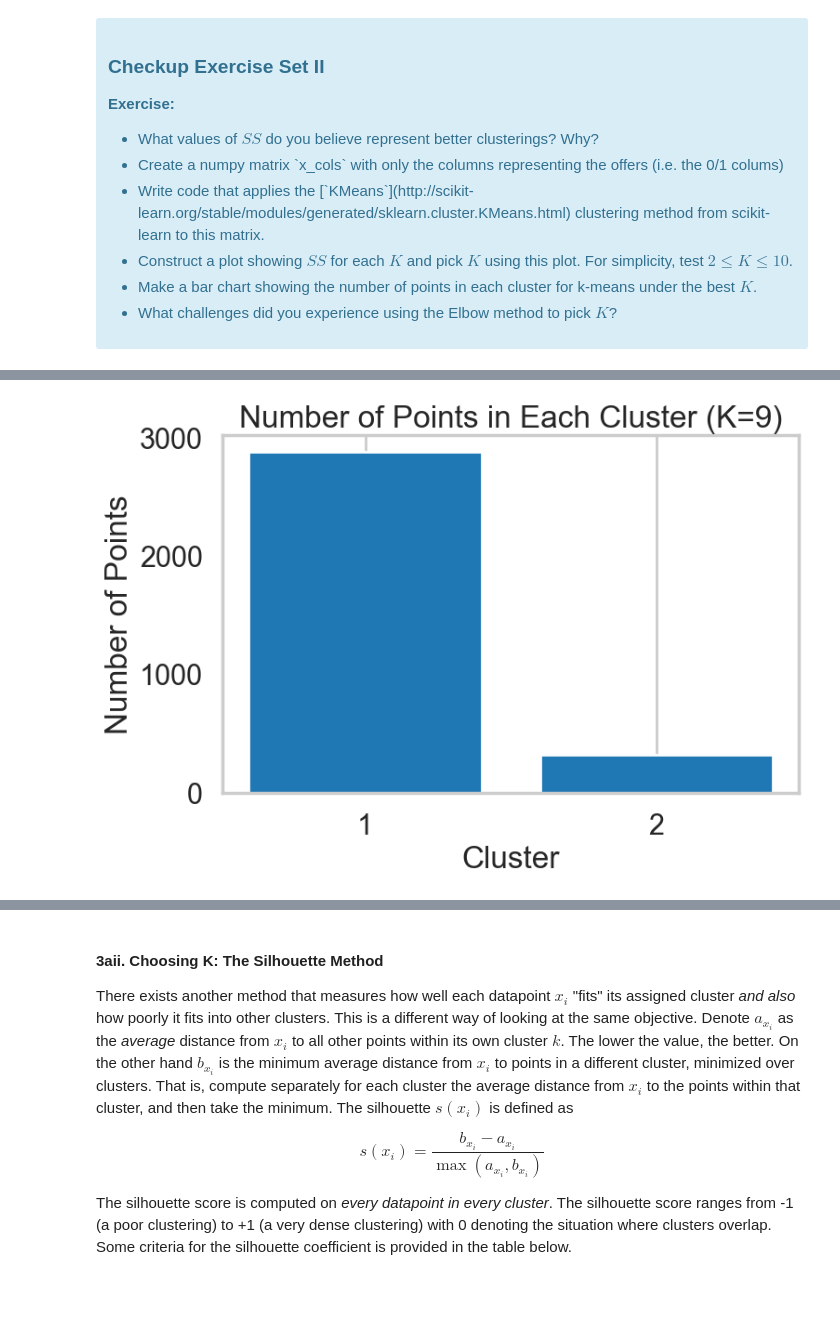
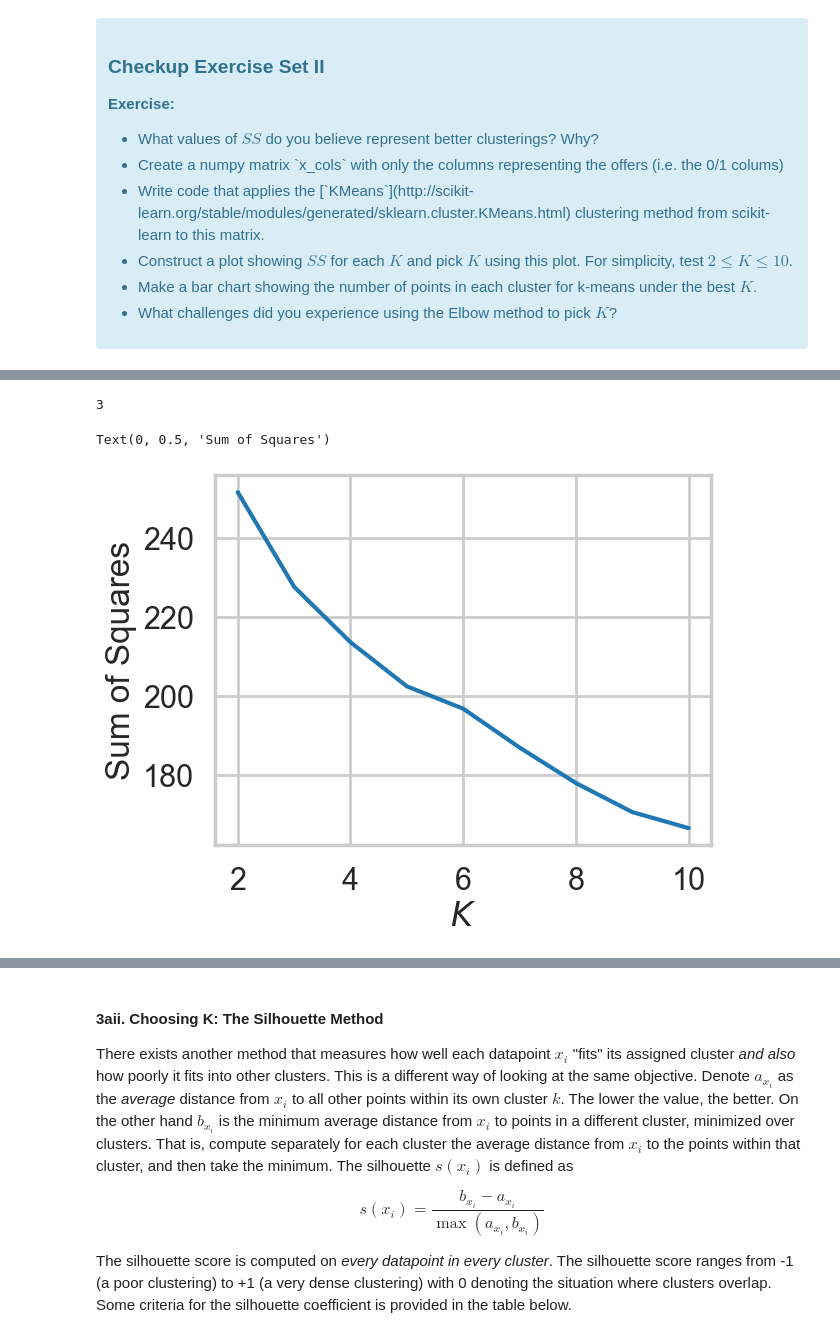
Before and after one commit to Zippart/Clustering-Case-Study, a Jupyter notebook: Clustering Case Study - Customer Segmentation with K-Means - Tier 3.ipynb, the cells around one changed output, grey strips where cells are left out. Drawn from its saved outputs; the diff is of its cells as text; code cells hidden in the pictures; blank space fills up the shorter version.

```diff
--- a/Clustering Case Study - Customer Segmentation with K-Means - Tier 3.ipynb
+++ b/Clustering Case Study - Customer Segmentation with K-Means - Tier 3.ipynb
@@ -148,0 +91,9 @@ customer_df
+# %%
+#your turn
+# Think about calling merge() on df_transactions and df_offers
+merged = pd.merge(df_transactions, df_offers)
+
+# We now want to make a pivot table
+pivoted = merged.pivot_table(index='customer_name', columns='offer_id', values='n', fill_value=0)
+
+pivoted
@@ -231,19 +144,41 @@ plt.show()
-# %%
-# Perform K-means clustering with K=9
-kmeans = KMeans(n_clusters=6, random_state=42)
-cluster_labels = kmeans.fit_predict(x_cols)
-
-# Count the number of points in each cluster
-cluster_counts = np.bincount(cluster_labels)
-
-# Create a bar chart
-plt.figure(figsize=(8, 5))
-plt.bar(range(1, len(cluster_counts) + 1), cluster_counts)
-plt.xlabel('Cluster')
-plt.ylabel('Number of Points')
-plt.title('Number of Points in Each Cluster (K=9)')
-plt.xticks(range(1, len(cluster_counts) + 1))
-plt.grid(axis='y')
-plt.show()
-# %% [output]
-[figure, removed]
+# %%
+3
+# %% [output]
+3
+# %%
+# your turn
+import sklearn.cluster
+import numpy as np
+
+# Make an empty list
+ss = []
+
+# Make an empty dictionary called assignments
+assignments = {}
+
+# Cast your table 'pivoted' as a matrix with to_numpy(), and store it in a variable X
+X = pivoted.to_numpy()
+
+# Make a variable called Krange, and assign it a list of range(2, 11)
+KRange  = list(range(2, 11))
+
+# We now want to iterate through this list to construct a plot showing SS for each K. Name the iterator variable K
+for K in Krange:
+    # Make a variable called model, and assign it the result of calling sklearn.cluster.KMeans, with n_clusters = K
+    model = sklearn.cluster.KMeans(n_clusters=K)
+    assigned_cluster = model.fit_predict(X)
+    centers = model.cluster_centers_
+    ss.append(np.sum((X - centers[assigned_cluster]) ** 2))
+    assignments[str(K)] = assigned_cluster
+
+# Call plot() on plt with parameters Krange and ss
+plt.plot(KRange, ss)
+
+# Let's label the plot
+plt.xlabel("$K$")
+plt.ylabel("Sum of Squares")
+
+# Can you see what we're doing here?
+# %% [output]
+Text(0, 0.5, 'Sum of Squares')
+[figure, added]
```
Also changed, not shown: parts of 29 cells of this notebook.
